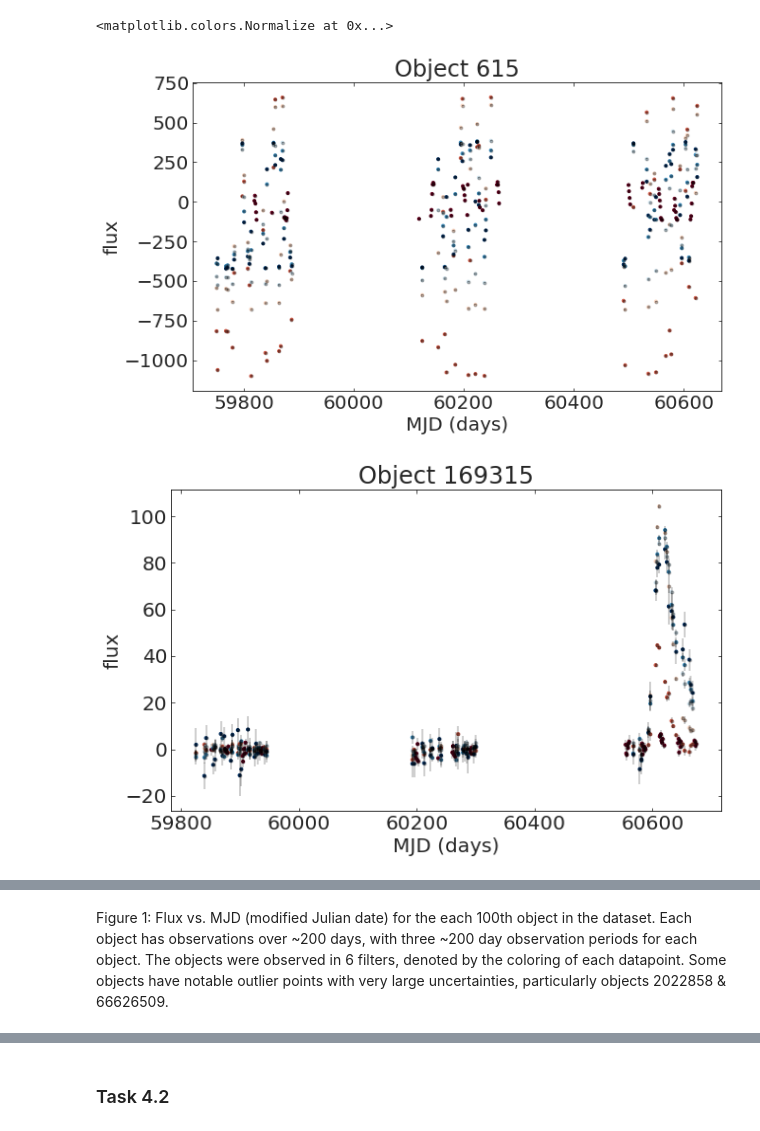
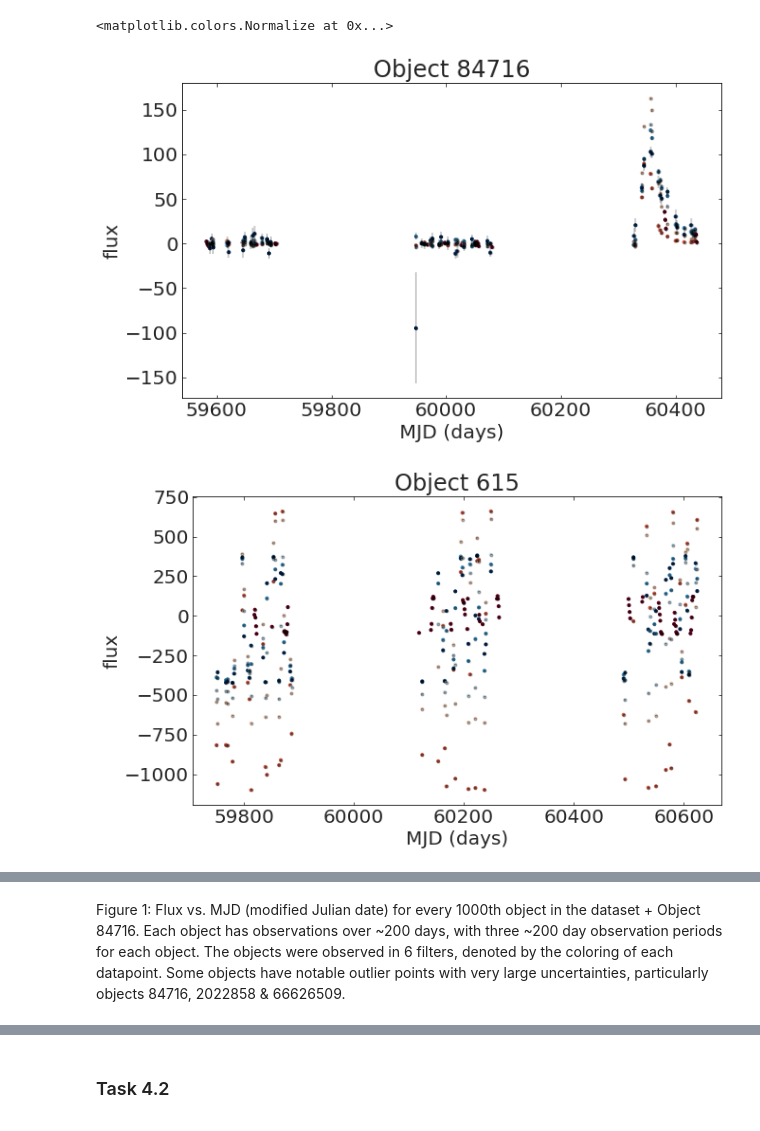
Before and after one commit to RileyWClarke/MLTSA_RCLARKE, a Jupyter notebook: HW5/MLTSA_rclarke_hw5.ipynb, the cells around one changed output, grey strips where cells are left out. Saved outputs shown, nothing was run; the diff lists cells and outputs as text; code cells hidden in the pictures.

```diff
--- a/HW5/MLTSA_rclarke_hw5.ipynb
+++ b/HW5/MLTSA_rclarke_hw5.ipynb
@@ -171,18 +173,29 @@ norm_band = Normalize(vmin=bands.min(), vmax=bands.max())
 <matplotlib.colors.Normalize at 0x...>
 # %%
 from matplotlib import cm
+
+x = lcvs['mjd'].loc[lcvs['object_id'] == 84716]
+y = lcvs['flux'].loc[lcvs['object_id'] == 84716]
+yerr = lcvs['flux_err'].loc[lcvs['object_id'] == 84716]
+cmap = cm.get_cmap('RdBu')
+plt.scatter(x, y, c=lcvs['passband'].loc[lcvs['object_id'] == 84716], cmap=cmap, marker='.')
+plt.errorbar(x, y, yerr = yerr, fmt='k.', marker=None, alpha=0.25)
+plt.xlabel('MJD (days)')
+plt.ylabel('flux')
+plt.title('Object 84716')
+plt.show()
 
 for id in lcvs['object_id'].unique()[::1000]:
   x = lcvs['mjd'].loc[lcvs['object_id'] == id]
   y = lcvs['flux'].loc[lcvs['object_id'] == id]
   yerr = lcvs['flux_err'].loc[lcvs['object_id'] == id]
   cmap = cm.get_cmap('RdBu')
   plt.scatter(x, y, c=lcvs['passband'].loc[lcvs['object_id'] == id], cmap=cmap, marker='.')
   plt.errorbar(x, y, yerr = yerr, fmt='k.', marker=None, alpha=0.25)
   plt.xlabel('MJD (days)')
   plt.ylabel('flux')
   plt.title('Object '+str(id))
   plt.show()
 # %% [output]
-[figure, old version]
+[figure, new version]
-[figure, old version]
+[figure, new version]
@@ -195,2 +209,2 @@ for id in lcvs['object_id'].unique()[::1000]:
 # %% [markdown]
-Figure 1: Flux vs. MJD (modified Julian date) for the each 100th object in the dataset. Each object has observations over ~200 days, with three ~200 day observation periods for each object. The objects were observed in 6 filters, denoted by the coloring of each datapoint. Some objects have notable outlier points with very large uncertainties, particularly objects 2022858 & 66626509.
+Figure 1: Flux vs. MJD (modified Julian date) for every 1000th object in the dataset + Object 84716. Each object has observations over ~200 days, with three ~200 day observation periods for each object. The objects were observed in 6 filters, denoted by the coloring of each datapoint. Some objects have notable outlier points with very large uncertainties, particularly objects 84716, 2022858 & 66626509.
```
Also changed, not shown: parts of 26 cells of this notebook.
